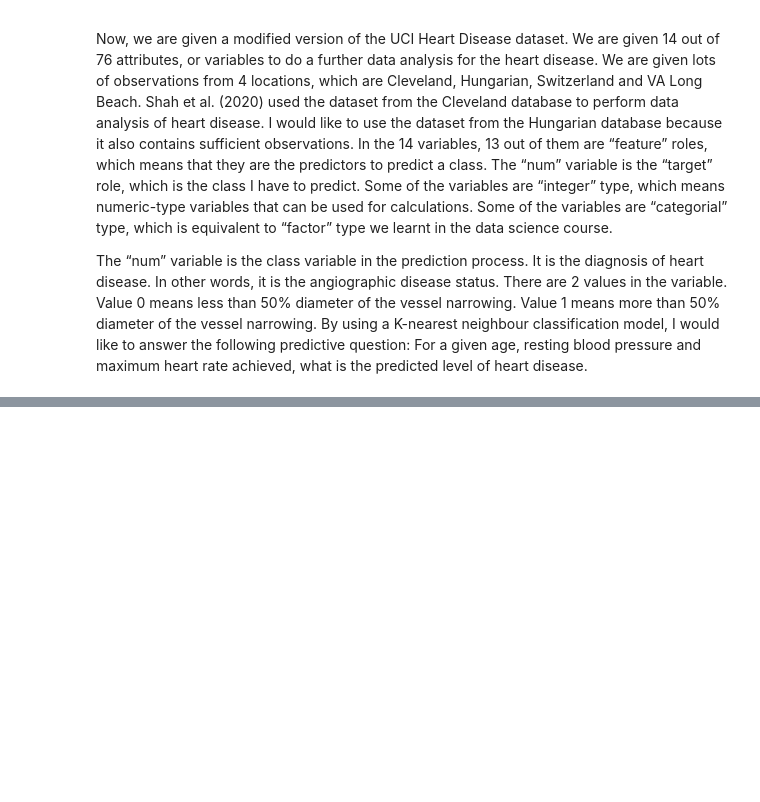
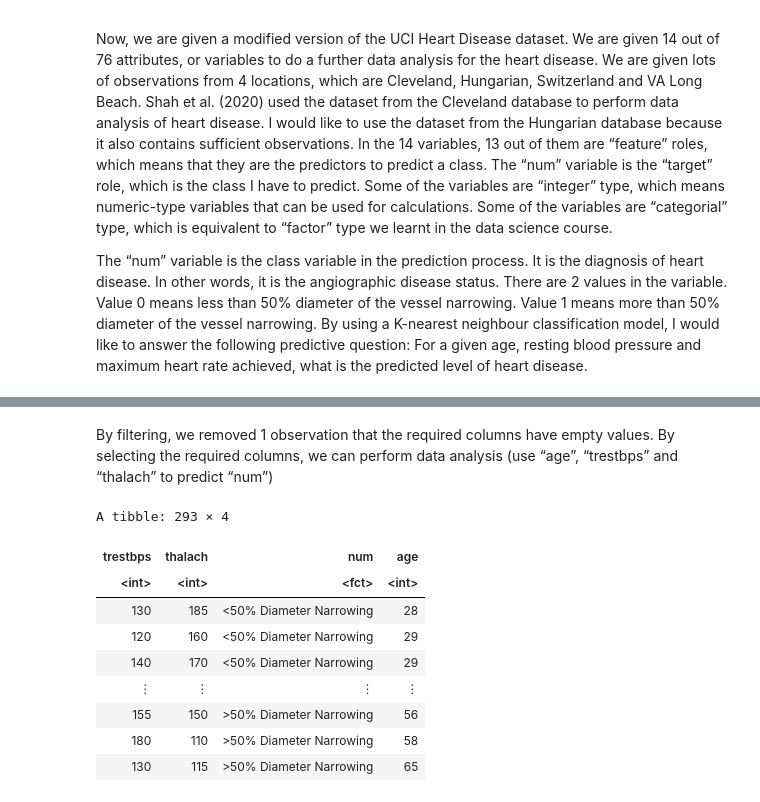
Before and after one commit to stevenlu0830/dsci-100-2024-s1-project, a Jupyter notebook: Project Report.ipynb, the cells around one changed output, grey strips where cells are left out. Cells and saved outputs as stored; diff of their text form; code cells hidden in the pictures; blank space fills up the shorter version.

```diff
--- a/Project Report.ipynb
+++ b/Project Report.ipynb
@@ -26,0 +119,16 @@ Soni, J., Ansari, U., Sharma, D. & Soni, S. (2011). Predictive Data Mining For M
+# %% [markdown]
+By filtering, we removed 1 observation that the required columns have empty values. By selecting the required columns, we can perform data analysis (use “age”, “trestbps” and “thalach” to predict “num”)
+# %%
+hungarian <- hungarian_clean |> select(trestbps, thalach, num, age)
+hungarian
+# %% [output]
+A tibble: 293 × 4
+| trestbps | thalach | num | age |
+| <int> | <int> | <fct> | <int> |
+| 130 | 185 | <50% Diameter Narrowing | 28 |
+| 120 | 160 | <50% Diameter Narrowing | 29 |
+| 140 | 170 | <50% Diameter Narrowing | 29 |
+| ⋮ | ⋮ | ⋮ | ⋮ |
+| 155 | 150 | >50% Diameter Narrowing | 56 |
+| 180 | 110 | >50% Diameter Narrowing | 58 |
+| 130 | 115 | >50% Diameter Narrowing | 65 |
```
Also changed, not shown: parts of 25 cells of this notebook.
